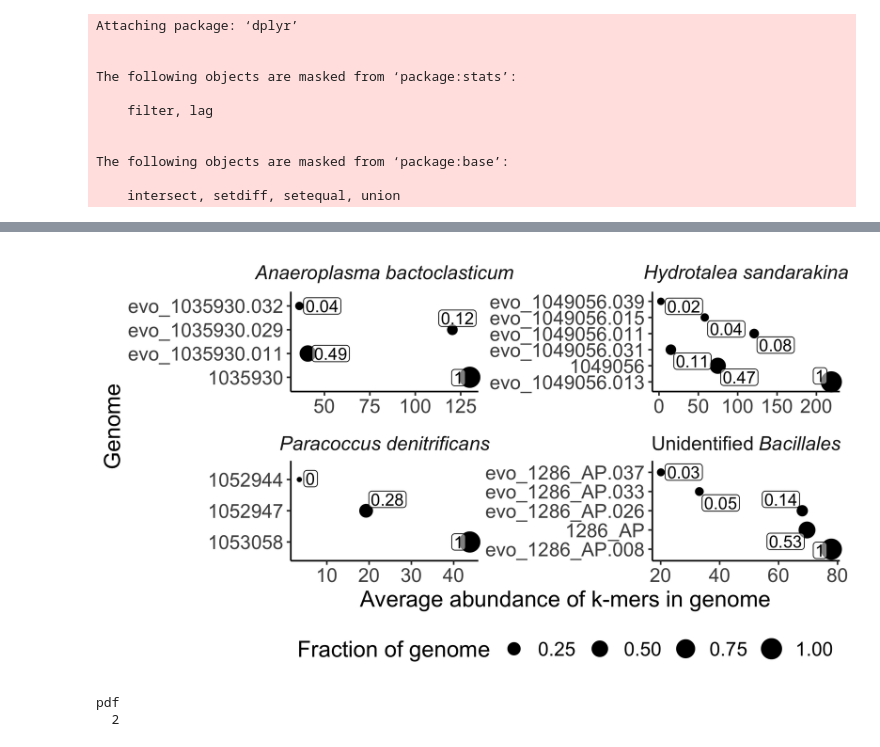
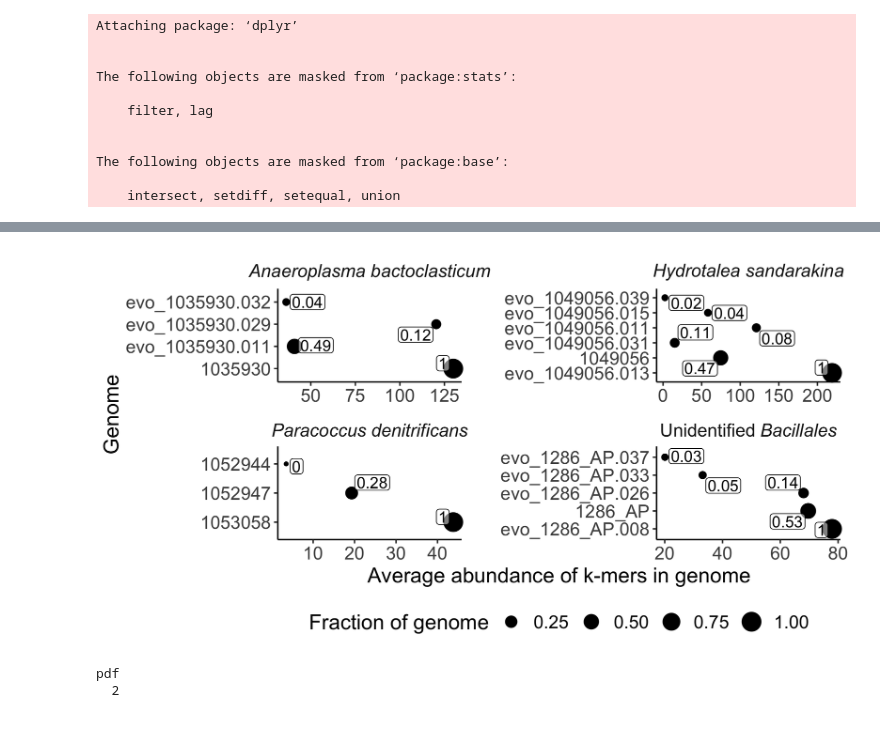
Before and after one commit to Arcadia-Science/2022-sourmashconsumr-validation, a Jupyter notebook: notebooks/20230103_CAMI_low.ipynb, the cells around one changed output, grey strips where cells are left out. Saved outputs shown, nothing was run; the diff lists cells and outputs as text; code cells hidden in the pictures.

Commit message:
increase spacing in facest multistrain plots

```diff
--- a/notebooks/20230103_CAMI_low.ipynb
+++ b/notebooks/20230103_CAMI_low.ipynb
@@ -52,29 +62,30 @@ CAMI_multi_strain$plt +
 tmp <- CAMI_multi_strain$plt_data %>%
         mutate(species = ifelse(genus == "unidentified", paste0("Unidentified~italic('Bacillales')"), species))
 # %%
-options(repr.plot.width = 7, repr.plot.height = 4, repr.plot.res = 300)
+options(repr.plot.width = 7.5, repr.plot.height = 4, repr.plot.res = 300)
 set.seed = 1
 plt <- ggplot(tmp,
        aes(x = reorder(genome_accession, -f_match),
            y = average_abund,
            label = round(f_match, digits = 2))) +
     geom_point(ggplot2::aes(size = f_match)) +
     coord_flip(clip = "off") +
     facet_wrap(~species, scales = "free", labeller = label_parsed) +
     geom_label_repel(size = 4, color = "black", force = 3, box.padding = 0.1, label.padding = 0.1, fill = alpha(c("white"),0.5)) +
     theme_classic() +
     theme(strip.background = ggplot2::element_blank(),
           legend.position = "bottom",
           axis.text = element_text(size = 13),
           axis.title = element_text(size = 15),
           legend.text = element_text(size = 13),
           legend.title = element_text(size = 15),
-          strip.text = element_text(size = 13)) +
+          strip.text = element_text(size = 13),
+          panel.spacing.x = unit(2, "lines")) +
     labs(y = "Average abundance of k-mers in genome",
          x = "Genome",
          size = "Fraction of genome")
 
 plt
 # %% [output]
-[figure, old version]
+[figure, new version]
 # %%
```
Also changed, not shown: parts of 3 cells of this notebook, 1 other file.
